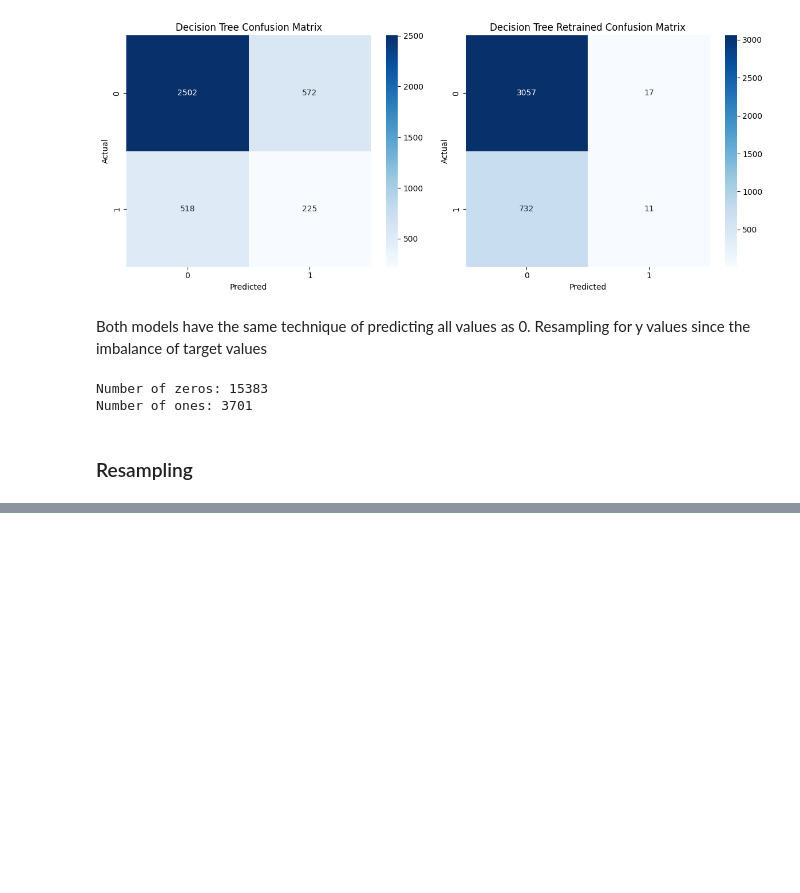
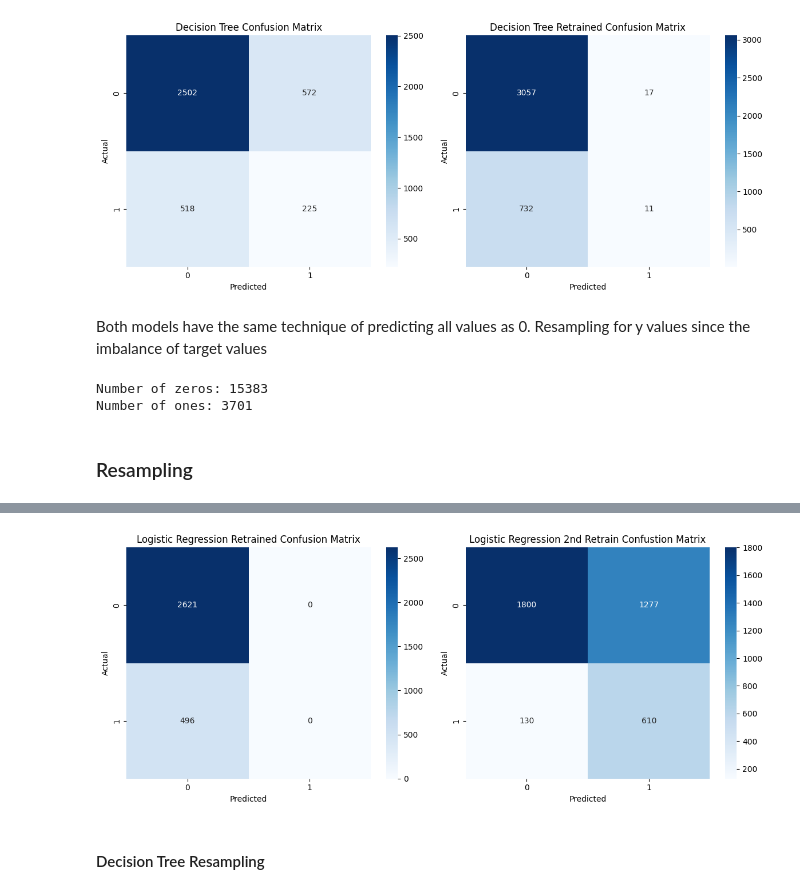
Before and after one commit to Takosaga/fall_24, a Jupyter notebook: machine_learning_and_predictive_analytics/detecting_suspicious_tiktok_content_creators/notebooks/report.ipynb, the cells around one changed output, grey strips where cells are left out. Cells and saved outputs as stored; diff of their text form; code cells hidden in the pictures; blank space fills up the shorter version.

Commit message:
feat: resampling done

```diff
--- a/machine_learning_and_predictive_analytics/detecting_suspicious_tiktok_content_creators/notebooks/report.ipynb
+++ b/machine_learning_and_predictive_analytics/detecting_suspicious_tiktok_content_creators/notebooks/report.ipynb
@@ -959,6 +943,0 @@ X_train_smote_dt, y_train_smote_dt = smote.fit_resample(X_train_transformed, y_t
-# %%
-X_train_rus_lr, y_train_rus_lr = rus.fit_resample(X_train_transformed_lr, y_train_lr)
-X_train_rus_dt, y_train_rus_dt = rus.fit_resample(X_train_transformed, y_train)
-# %%
-X_train_smoteenn_lr, y_train_smoteenn_lr = smoteenn.fit_resample(X_train_transformed_lr, y_train_lr)
-X_train_smoteenn_dt, y_train_smoteeenn_dt = smoteenn.fit_resample(X_train_transformed, y_train)
@@ -971,0 +1025,7 @@ dt_model = DecisionTreeClassifier(max_depth=6,random_state=42)
+# %%
+
+X_train_smote_lr, y_train_smote_lr, X_train_rus_lr, y_train_rus_lr, X_train_smoteenn_lr, y_train_smoteenn_lr, X_test_transformed_lr, y_test_lr = quick_transformation_w_resampling(tiktok_dataset, scale=False)
+# %%
+lr_model_02 = LogisticRegression(random_state=42, max_iter=10000)
+# Evaluate on SMOTE resampled data
+predictions_smote = quick_predictions(lr_model_02, X_train_smote_lr, y_train_smote_lr, X_test_transformed_lr, y_test_lr)
@@ -971,0 +1073,24 @@ dt_model = DecisionTreeClassifier(max_depth=6,random_state=42)
+# %%
+cm_lr_02 = confusion_matrix(y_test_lr, predictions_smote)
+
+# Plot heatmaps
+plt.figure(figsize=(12, 5))
+
+plt.subplot(1, 2, 1)
+sns.heatmap(cm_lr_01, annot=True, fmt='d', cmap='Blues')
+plt.title('Logistic Regression Retrained Confusion Matrix')
+plt.xlabel('Predicted')
+plt.ylabel('Actual')
+
+plt.subplot(1, 2, 2)
+sns.heatmap(cm_lr_02, annot=True, fmt='d', cmap='Blues')
+plt.title('Logistic Regression 2nd Retrain Confustion Matrix')
+plt.xlabel('Predicted')
+plt.ylabel('Actual')
+
+plt.tight_layout()
+plt.show()
+# %% [output]
+[figure, added]
+# %% [markdown]
+#### Decision Tree Resampling
```
Also changed, not shown: parts of 14 cells of this notebook.
